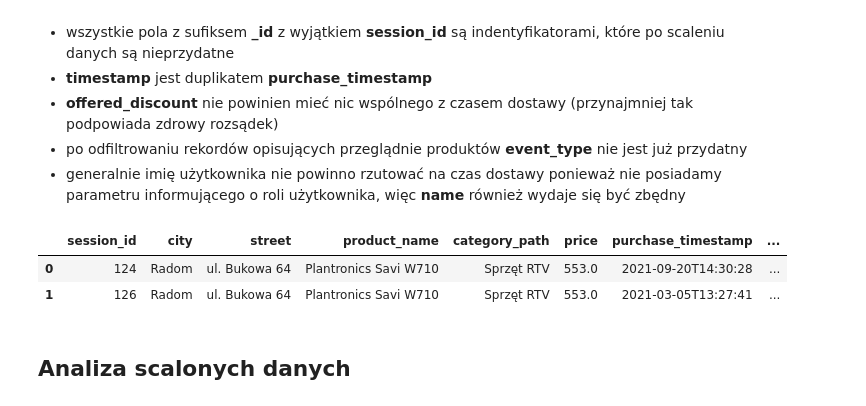
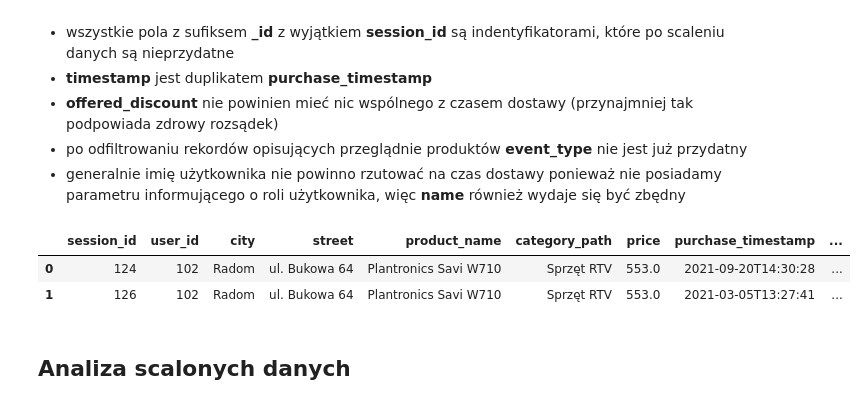
Before and after one commit to jakubZiel/AI-Engineering, a Jupyter notebook: notebooks/data_analysis.ipynb, the cells around one changed output. Cells and saved outputs as stored; diff of their text form; code cells hidden in the pictures.

```diff
--- a/notebooks/data_analysis.ipynb
+++ b/notebooks/data_analysis.ipynb
@@ -603,13 +609,13 @@ Pozbędziemy się atrybutów, które naszym zdaniem nie wnoszą żadnej informac
 - generalnie imię użytkownika nie powinno rzutować na czas dostawy ponieważ nie posiadamy parametru informującego
   o roli użytkownika, więc **name** również wydaje się być zbędny
 # %%
-clearedDF = aggregatedDF.drop(columns=["user_id", "product_id", "purchase_id", "timestamp", "offered_discount", "event_type", "name"])
+clearedDF = aggregatedDF.drop(columns=["product_id", "purchase_id", "timestamp", "offered_discount", "event_type", "name"])
 
 clearedDF.head(n=2)
 # %% [output]
-|  | session_id | city | street | product_name | category_path | price | purchase_timestamp | ... |
-| 0 | 124 | Radom | ul. Bukowa 64 | Plantronics Savi W710 | Sprzęt RTV | 553.0 | 2021-09-20T14:30:28 | ... |
-| 1 | 126 | Radom | ul. Bukowa 64 | Plantronics Savi W710 | Sprzęt RTV | 553.0 | 2021-03-05T13:27:41 | ... |
+|  | session_id | user_id | city | street | product_name | category_path | price | purchase_timestamp | ... |
+| 0 | 124 | 102 | Radom | ul. Bukowa 64 | Plantronics Savi W710 | Sprzęt RTV | 553.0 | 2021-09-20T14:30:28 | ... |
+| 1 | 126 | 102 | Radom | ul. Bukowa 64 | Plantronics Savi W710 | Sprzęt RTV | 553.0 | 2021-03-05T13:27:41 | ... |
 # %% [markdown]
 ## Analiza scalonych danych
 # %% [markdown]
```
Also changed, not shown: parts of 7 cells of this notebook, 1 other file.
